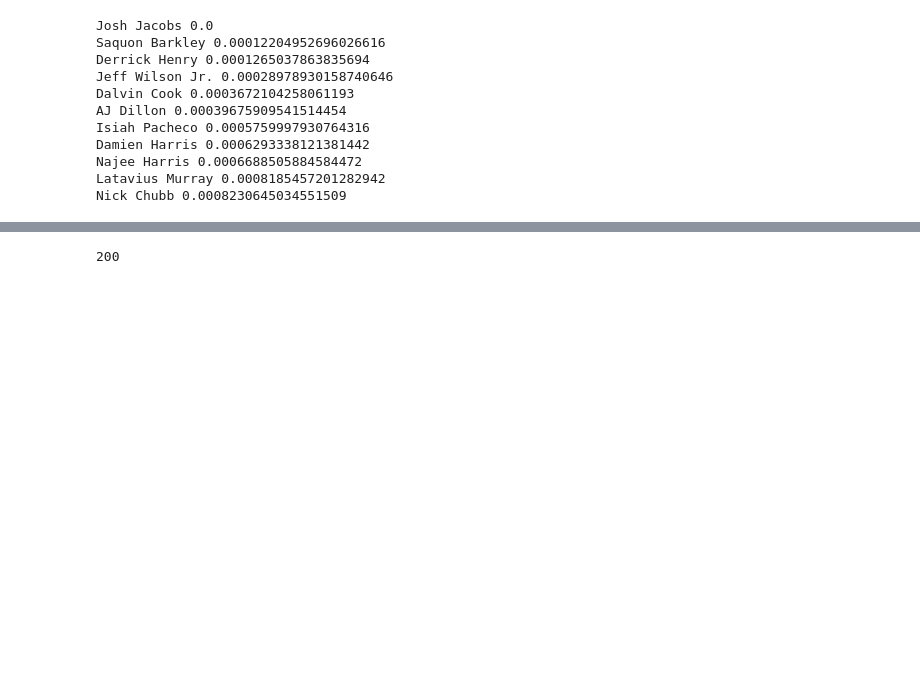
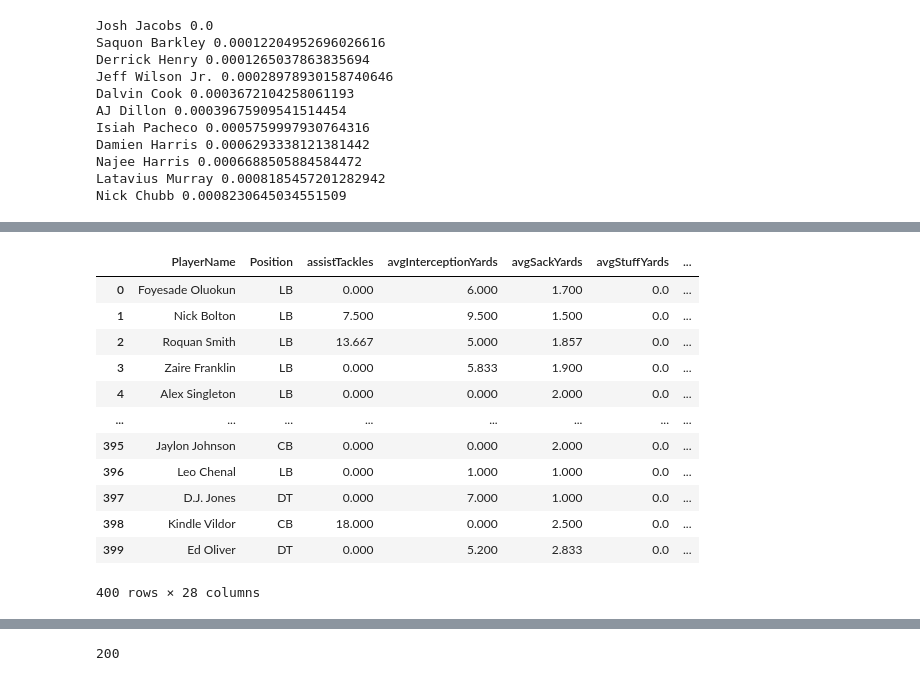
Before and after one commit to ColeDM-2020/INST414-Project, a Jupyter notebook: NFL_API_DATABASE.ipynb, the cells around one changed output, grey strips where cells are left out. Drawn from its saved outputs; the diff is of its cells as text; code cells hidden in the pictures; blank space fills up the shorter version.

Commit message:
add defensive stuff

```diff
--- a/NFL_API_DATABASE.ipynb
+++ b/NFL_API_DATABASE.ipynb
@@ -924,3 +924,8 @@ Damien Harris 0.0006293338121381442
 Najee Harris 0.0006688505884584472
 Latavius Murray 0.0008185457201282942
 Nick Chubb 0.0008230645034551509
+# %%
+tt2 = (resp2_obj['categories'][3]['leaders'])
+tt3 = pd.json_normalize(tt2)
+tt4 = tt3[['value', 'athlete.$ref', 'statistics.$ref']].dropna()
+tt4
@@ -926,0 +959,7 @@ Nick Chubb 0.0008230645034551509
+# %%
+team = tt4['statistics.$ref']
+qbname = []
+for line in team:
+    tb3 = requests.get(team[0])
+    tb4 = tb3.json()
+    tt = tb4['splits']['categories'][1]['stats']
@@ -926,0 +1056,46 @@ Nick Chubb 0.0008230645034551509
+# %%
+ttsim = pd.DataFrame()
+ttsim['PlayerName'] = tt1
+ttsim['Position'] = pos
+ttsim['assistTackles'] = assistTackles
+ttsim['avgInterceptionYards'] = avgInterceptionYards
+ttsim['avgSackYards'] = avgSackYards
+ttsim['avgStuffYards'] = avgStuffYards
+ttsim['blockedFieldGoalTouchdowns'] = blockedFieldGoalTouchdowns
+ttsim['blockedPuntTouchdowns'] = blockedPuntTouchdowns
+ttsim['hurries'] = hurries
+ttsim['kicksBlocked'] = kicksBlocked
+ttsim['longInterception'] = longInterception
+ttsim['miscTouchdowns'] = miscTouchdowns
+ttsim['passesBattedDown'] = passesBattedDown
+ttsim['passesDefended'] = passesDefended
+ttsim['QBHits'] = QBHits
+ttsim['twoPtReturns'] = twoPtReturns
+ttsim['sacks'] = sackst
+ttsim['sackYards'] = sackYards
+ttsim['safeties'] = safeties
+ttsim['soloTackles'] = soloTackles
+ttsim['stuffs'] = stuffs
+ttsim['stuffYards'] = stuffYards
+ttsim['tacklesForLoss'] = tacklesForLoss
+ttsim['tacklesYardsLost'] = tacklesYardsLost
+ttsim['teamGamesPlayed'] = teamGamesPlayed2
+ttsim['totalTackles'] = totalTackles
+ttsim['yardsAllowed'] = yardsAllowed
+ttsim['pointsAllowed'] = pointsAllowed
+# %%
+ttsim
+# %% [output]
+|  | PlayerName | Position | assistTackles | avgInterceptionYards | avgSackYards | avgStuffYards | ... |
+| 0 | Foyesade Oluokun | LB | 0.000 | 6.000 | 1.700 | 0.0 | ... |
+| 1 | Nick Bolton | LB | 7.500 | 9.500 | 1.500 | 0.0 | ... |
+| 2 | Roquan Smith | LB | 13.667 | 5.000 | 1.857 | 0.0 | ... |
+| 3 | Zaire Franklin | LB | 0.000 | 5.833 | 1.900 | 0.0 | ... |
+| 4 | Alex Singleton | LB | 0.000 | 0.000 | 2.000 | 0.0 | ... |
+| ... | ... | ... | ... | ... | ... | ... | ... |
+| 395 | Jaylon Johnson | CB | 0.000 | 0.000 | 2.000 | 0.0 | ... |
+| 396 | Leo Chenal | LB | 0.000 | 1.000 | 1.000 | 0.0 | ... |
+| 397 | D.J. Jones | DT | 0.000 | 7.000 | 1.000 | 0.0 | ... |
+| 398 | Kindle Vildor | CB | 18.000 | 0.000 | 2.500 | 0.0 | ... |
+| 399 | Ed Oliver | DT | 0.000 | 5.200 | 2.833 | 0.0 | ... |
+400 rows × 28 columns
```
Also changed, not shown: parts of 17 cells of this notebook, 2 other files.
